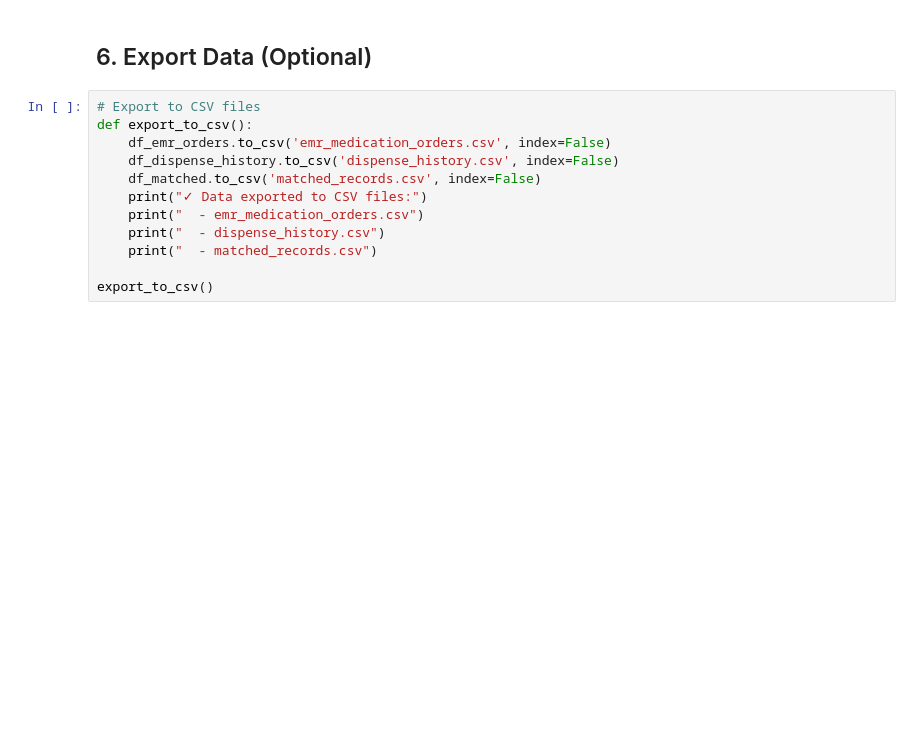
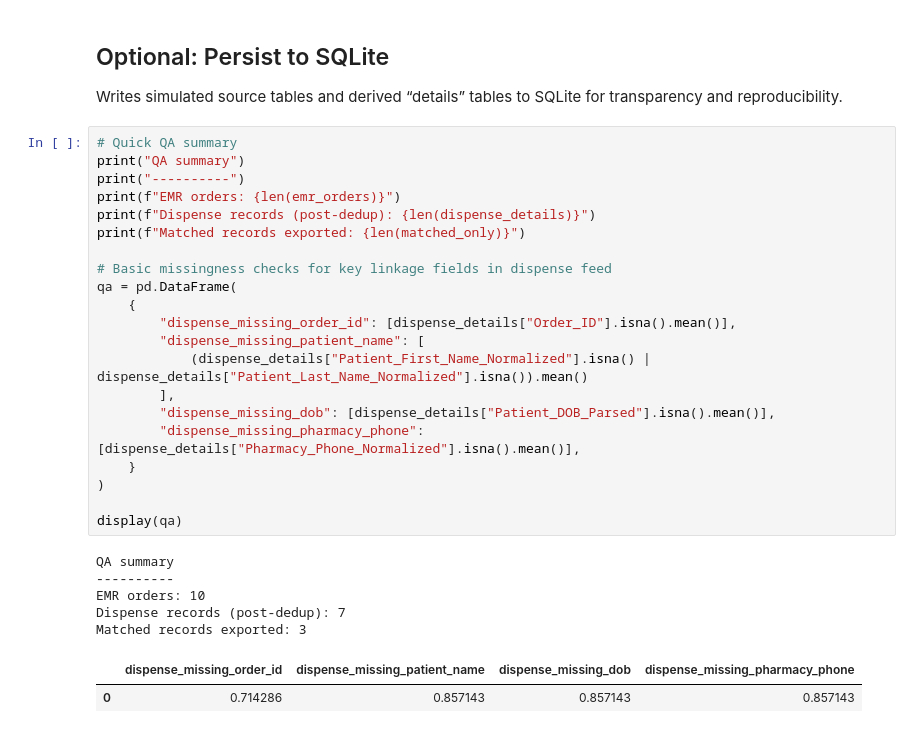
Before and after one commit to Beenjamming/DispenseDataEHROrders, a Jupyter notebook: SampleMedicationDataLoad.ipynb, the cells around one changed output. Drawn from its saved outputs; the diff is of its cells as text; blank space fills up the shorter version.

Commit message:
update to match manuscript steps

```diff
--- a/SampleMedicationDataLoad.ipynb
+++ b/SampleMedicationDataLoad.ipynb
@@ -255,14 +591,33 @@ df_matched = match_records()
 # %% [markdown]
-## 6. Export Data (Optional)
+## Optional: Persist to SQLite
+
+Writes simulated source tables and derived “details” tables to SQLite for transparency and reproducibility.
 # %%
-# Export to CSV files
-def export_to_csv():
-    df_emr_orders.to_csv('emr_medication_orders.csv', index=False)
-    df_dispense_history.to_csv('dispense_history.csv', index=False)
-    df_matched.to_csv('matched_records.csv', index=False)
-    print("✓ Data exported to CSV files:")
-    print("  - emr_medication_orders.csv")
-    print("  - dispense_history.csv")
-    print("  - matched_records.csv")
+# Quick QA summary
+print("QA summary")
+print("----------")
+print(f"EMR orders: {len(emr_orders)}")
+print(f"Dispense records (post-dedup): {len(dispense_details)}")
+print(f"Matched records exported: {len(matched_only)}")
 
-export_to_csv()
+# Basic missingness checks for key linkage fields in dispense feed
+qa = pd.DataFrame(
+    {
+        "dispense_missing_order_id": [dispense_details["Order_ID"].isna().mean()],
+        "dispense_missing_patient_name": [
+            (dispense_details["Patient_First_Name_Normalized"].isna() | dispense_details["Patient_Last_Name_Normalized"].isna()).mean()
+        ],
+        "dispense_missing_dob": [dispense_details["Patient_DOB_Parsed"].isna().mean()],
+        "dispense_missing_pharmacy_phone": [dispense_details["Pharmacy_Phone_Normalized"].isna().mean()],
+    }
+)
+
+display(qa)
+# %% [output]
+QA summary
+----------
+EMR orders: 10
+Dispense records (post-dedup): 7
+Matched records exported: 3
+|  | dispense_missing_order_id | dispense_missing_patient_name | dispense_missing_dob | dispense_missing_pharmacy_phone |
+| 0 | 0.714286 | 0.857143 | 0.857143 | 0.857143 |
```
Also changed, not shown: parts of 11 cells of this notebook, 3 other files.
